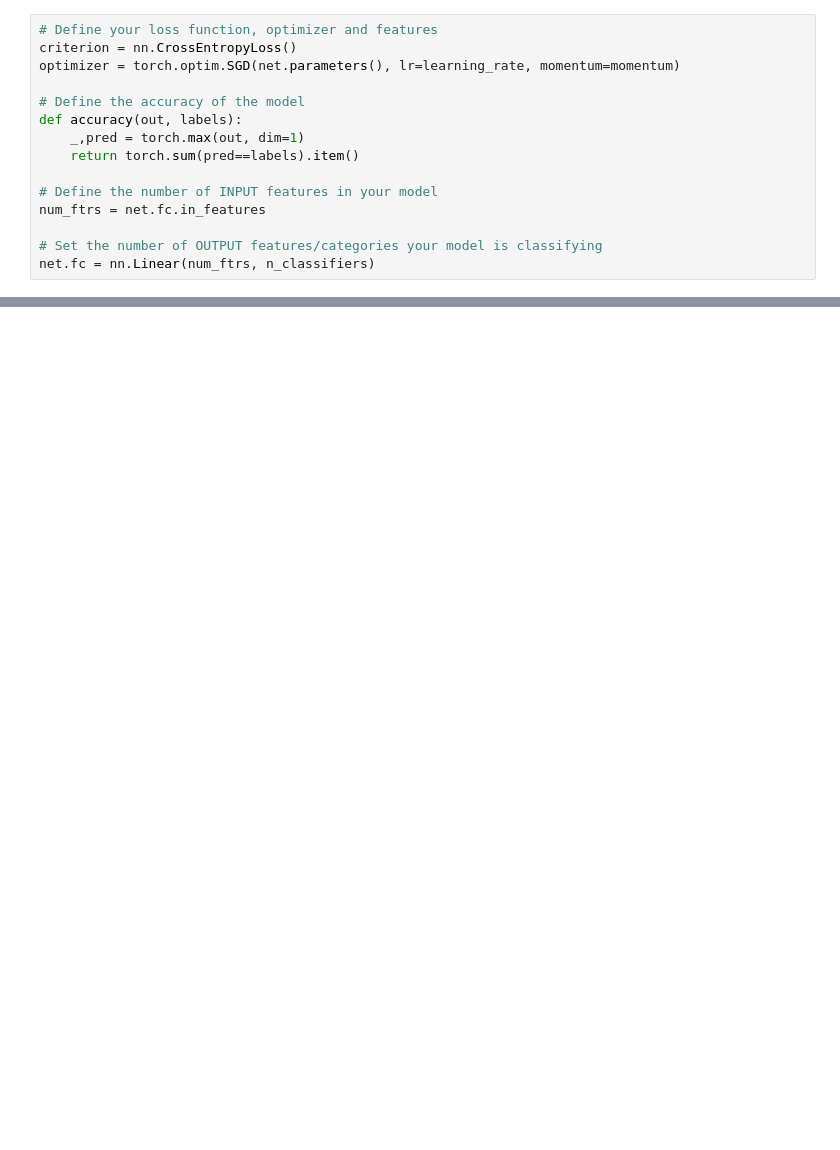
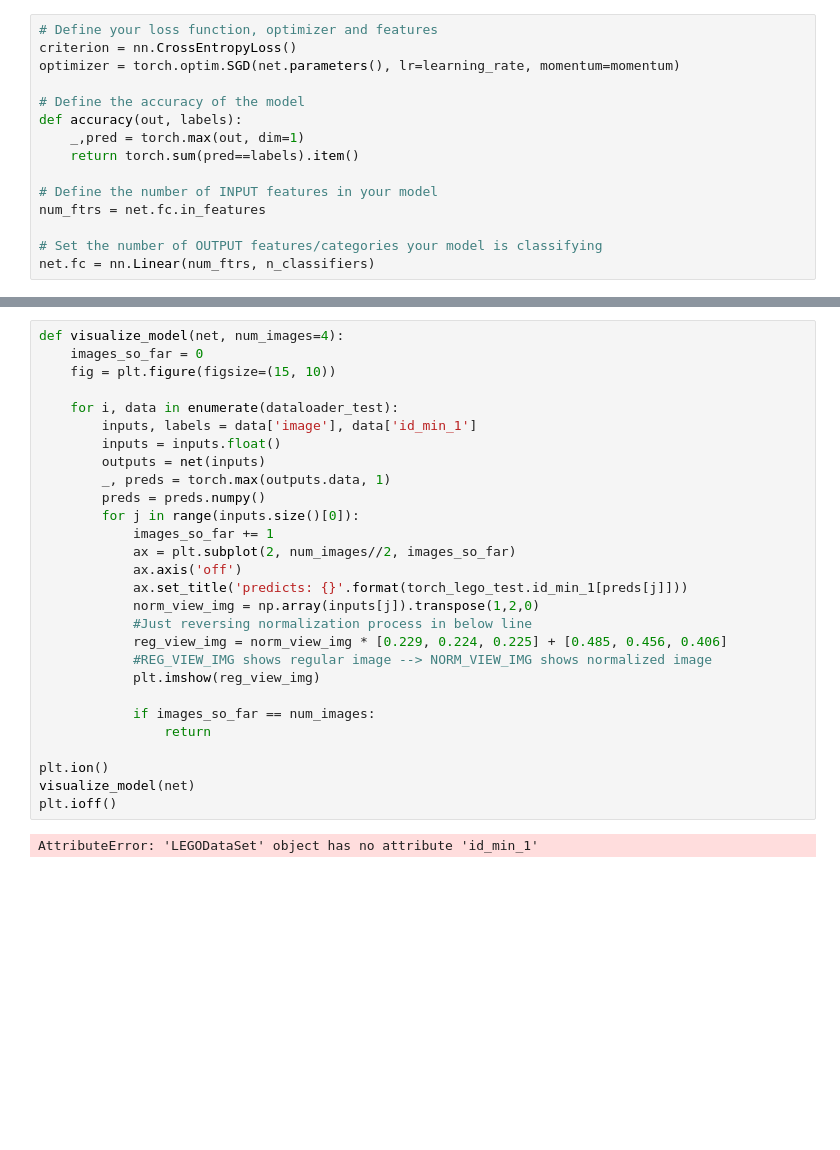
Before and after one commit to Versed-In-Tidy/NeuralNet_Project, a Jupyter notebook: Images/Modeling_test.ipynb, the cells around one changed output, grey strips where cells are left out. Drawn from its saved outputs; the diff is of its cells as text; blank space fills up the shorter version.

```diff
--- a/Images/Modeling_test.ipynb
+++ b/Images/Modeling_test.ipynb
@@ -437,0 +456,31 @@ tensor([[-0.6166, -0.4916, -0.5066,  0.2180, -0.7647, -0.5675,  2.3030,  1.0329,
+# %%
+def visualize_model(net, num_images=4):
+    images_so_far = 0
+    fig = plt.figure(figsize=(15, 10))
+
+    for i, data in enumerate(dataloader_test):
+        inputs, labels = data['image'], data['id_min_1']
+        inputs = inputs.float()
+        outputs = net(inputs)
+        _, preds = torch.max(outputs.data, 1)
+        preds = preds.numpy()
+        for j in range(inputs.size()[0]):
+            images_so_far += 1
+            ax = plt.subplot(2, num_images//2, images_so_far)
+            ax.axis('off')
+            ax.set_title('predicts: {}'.format(torch_lego_test.id_min_1[preds[j]]))
+            norm_view_img = np.array(inputs[j]).transpose(1,2,0)
+            #Just reversing normalization process in below line
+            reg_view_img = norm_view_img * [0.229, 0.224, 0.225] + [0.485, 0.456, 0.406]
+            #REG_VIEW_IMG shows regular image --> NORM_VIEW_IMG shows normalized image
+            plt.imshow(reg_view_img)
+
+            if images_so_far == num_images:
+                return
+
+plt.ion()
+visualize_model(net)
+plt.ioff()
+# %% [output]
+AttributeError: 'LEGODataSet' object has no attribute 'id_min_1'
+[figure, added]
```
Also changed, not shown: parts of 10 cells of this notebook.
